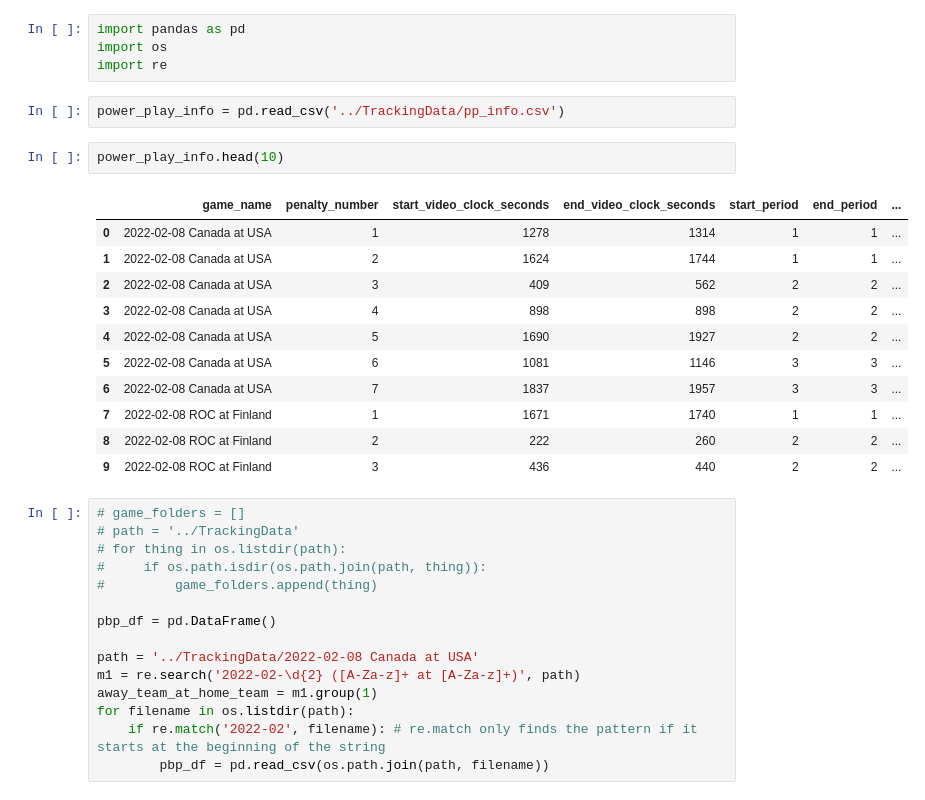
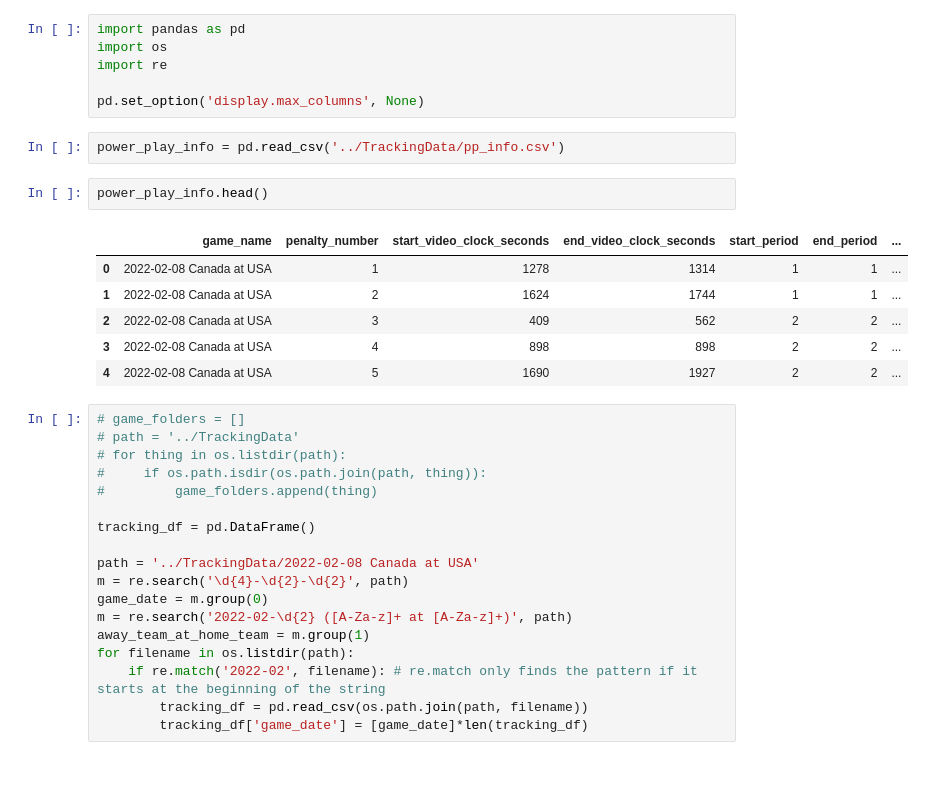
Before and after one commit to cerickson30/Big-Data-Cup-2022, a Jupyter notebook: code/EDA.ipynb, the cells around one changed output. Saved outputs shown, nothing was run; the diff lists cells and outputs as text; blank space fills up the shorter version.

```diff
--- a/code/EDA.ipynb
+++ b/code/EDA.ipynb
@@ -2,22 +2,19 @@
 import pandas as pd
 import os
 import re
+
+pd.set_option('display.max_columns', None)
 # %%
 power_play_info = pd.read_csv('../TrackingData/pp_info.csv')
 # %%
-power_play_info.head(10)
+power_play_info.head()
 # %% [output]
 |  | game_name | penalty_number | start_video_clock_seconds | end_video_clock_seconds | start_period | end_period | ... |
 | 0 | 2022-02-08 Canada at USA | 1 | 1278 | 1314 | 1 | 1 | ... |
 | 1 | 2022-02-08 Canada at USA | 2 | 1624 | 1744 | 1 | 1 | ... |
 | 2 | 2022-02-08 Canada at USA | 3 | 409 | 562 | 2 | 2 | ... |
 | 3 | 2022-02-08 Canada at USA | 4 | 898 | 898 | 2 | 2 | ... |
 | 4 | 2022-02-08 Canada at USA | 5 | 1690 | 1927 | 2 | 2 | ... |
-| 5 | 2022-02-08 Canada at USA | 6 | 1081 | 1146 | 3 | 3 | ... |
-| 6 | 2022-02-08 Canada at USA | 7 | 1837 | 1957 | 3 | 3 | ... |
-| 7 | 2022-02-08 ROC at Finland | 1 | 1671 | 1740 | 1 | 1 | ... |
-| 8 | 2022-02-08 ROC at Finland | 2 | 222 | 260 | 2 | 2 | ... |
-| 9 | 2022-02-08 ROC at Finland | 3 | 436 | 440 | 2 | 2 | ... |
 # %%
 # game_folders = []
 # path = '../TrackingData'
@@ -25,11 +22,14 @@ power_play_info.head(10)
 #     if os.path.isdir(os.path.join(path, thing)):
 #         game_folders.append(thing)
 
-pbp_df = pd.DataFrame()
+tracking_df = pd.DataFrame()
 
 path = '../TrackingData/2022-02-08 Canada at USA'
-m1 = re.search('2022-02-\d{2} ([A-Za-z]+ at [A-Za-z]+)', path)
-away_team_at_home_team = m1.group(1)
+m = re.search('\d{4}-\d{2}-\d{2}', path)
+game_date = m.group(0)
+m = re.search('2022-02-\d{2} ([A-Za-z]+ at [A-Za-z]+)', path)
+away_team_at_home_team = m.group(1)
 for filename in os.listdir(path):
     if re.match('2022-02', filename): # re.match only finds the pattern if it starts at the beginning of the string
-        pbp_df = pd.read_csv(os.path.join(path, filename))
+        tracking_df = pd.read_csv(os.path.join(path, filename))
+        tracking_df['game_date'] = [game_date]*len(tracking_df)
```
Also changed, not shown: parts of 9 cells of this notebook.
